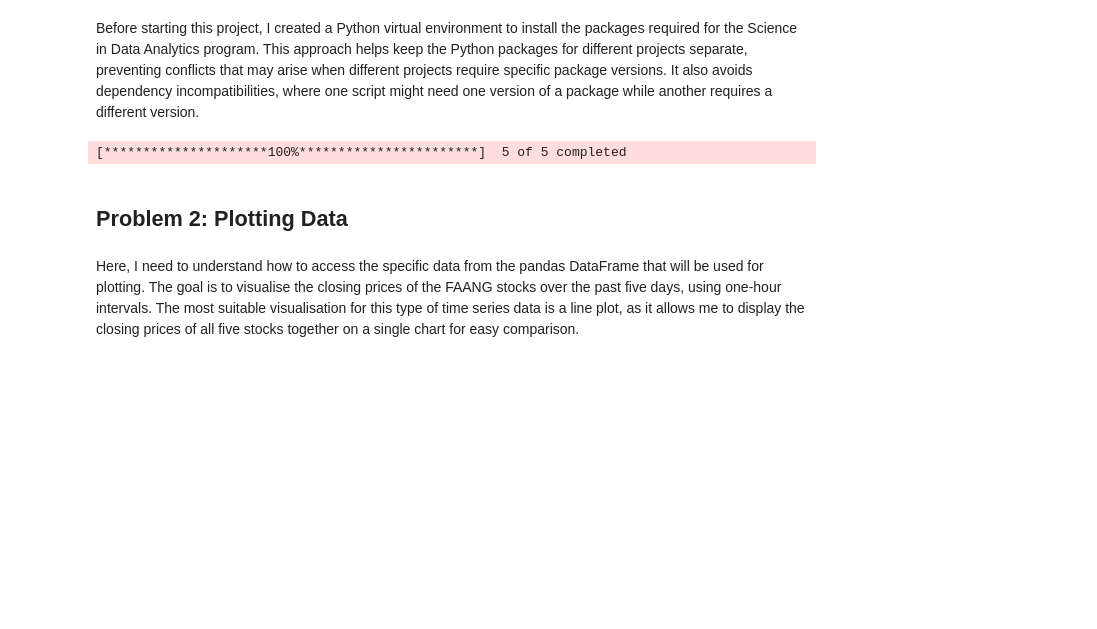
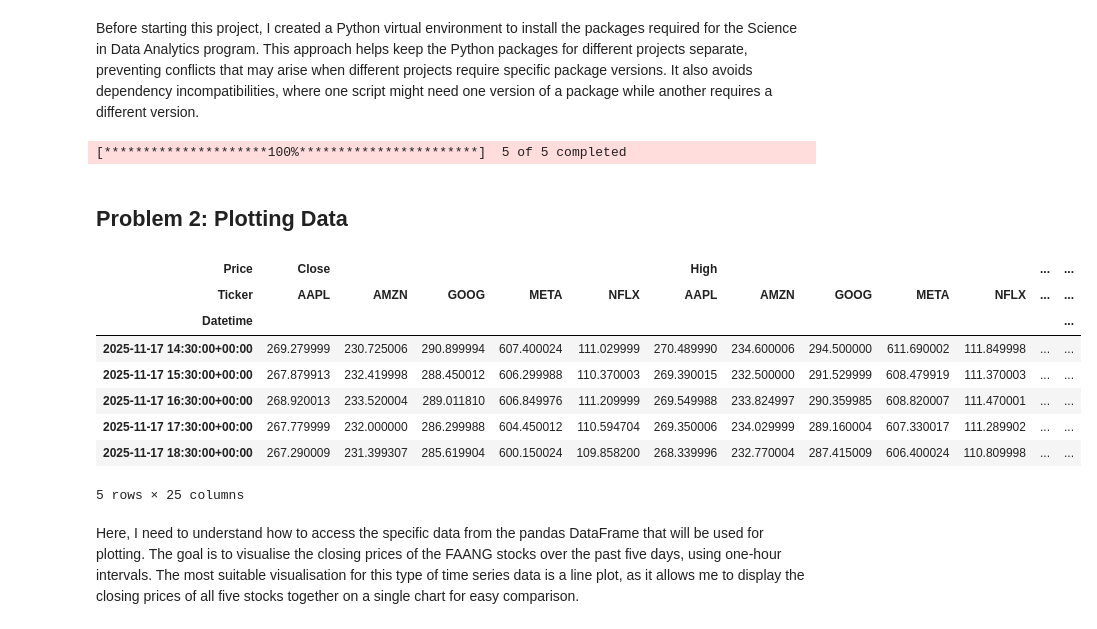
Before and after one commit to aldaszarnauskas/computer-infrastructure, a Jupyter notebook: problems.ipynb, the cells around one changed output. Drawn from its saved outputs; the diff is of its cells as text; code cells hidden in the pictures; blank space fills up the shorter version.

```diff
--- a/problems.ipynb
+++ b/problems.ipynb
@@ -45,6 +45,18 @@ get_data()
 # Examples on how to load csv file as pandas df while preserving heading and row levels
 # Load  the first csv file in the data folder and print the head
 df = pd.read_csv(f"data/{current_time}.csv", header=[0, 1], index_col=0)
+# %%
+df.head()
+# %% [output]
+| Price | Close |  |  |  |  | High |  |  |  |  | ... | ... |
+| Ticker | AAPL | AMZN | GOOG | META | NFLX | AAPL | AMZN | GOOG | META | NFLX | ... | ... |
+| Datetime |  |  |  |  |  |  |  |  |  |  |  | ... |
+| 2025-11-17 14:30:00+00:00 | 269.279999 | 230.725006 | 290.899994 | 607.400024 | 111.029999 | 270.489990 | 234.600006 | 294.500000 | 611.690002 | 111.849998 | ... | ... |
+| 2025-11-17 15:30:00+00:00 | 267.879913 | 232.419998 | 288.450012 | 606.299988 | 110.370003 | 269.390015 | 232.500000 | 291.529999 | 608.479919 | 111.370003 | ... | ... |
+| 2025-11-17 16:30:00+00:00 | 268.920013 | 233.520004 | 289.011810 | 606.849976 | 111.209999 | 269.549988 | 233.824997 | 290.359985 | 608.820007 | 111.470001 | ... | ... |
+| 2025-11-17 17:30:00+00:00 | 267.779999 | 232.000000 | 286.299988 | 604.450012 | 110.594704 | 269.350006 | 234.029999 | 289.160004 | 607.330017 | 111.289902 | ... | ... |
+| 2025-11-17 18:30:00+00:00 | 267.290009 | 231.399307 | 285.619904 | 600.150024 | 109.858200 | 268.339996 | 232.770004 | 287.415009 | 606.400024 | 110.809998 | ... | ... |
+5 rows × 25 columns
 # %% [markdown]
 Here, I need to understand how to access the specific data from the pandas DataFrame that will be used for plotting. The goal is to visualise the closing prices of the FAANG stocks over the past five days, using one-hour intervals. The most suitable visualisation for this type of time series data is a line plot, as it allows me to display the closing prices of all five stocks together on a single chart for easy comparison.
 # %%
```
Also changed, not shown: parts of 4 cells of this notebook, 7 other files.
